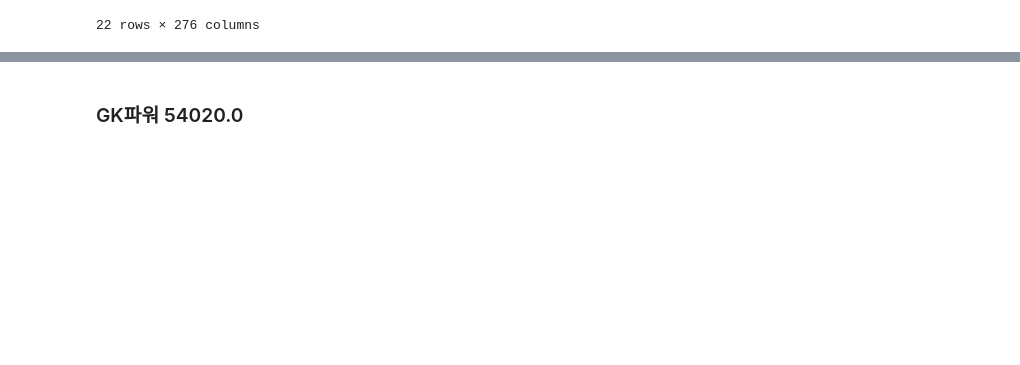
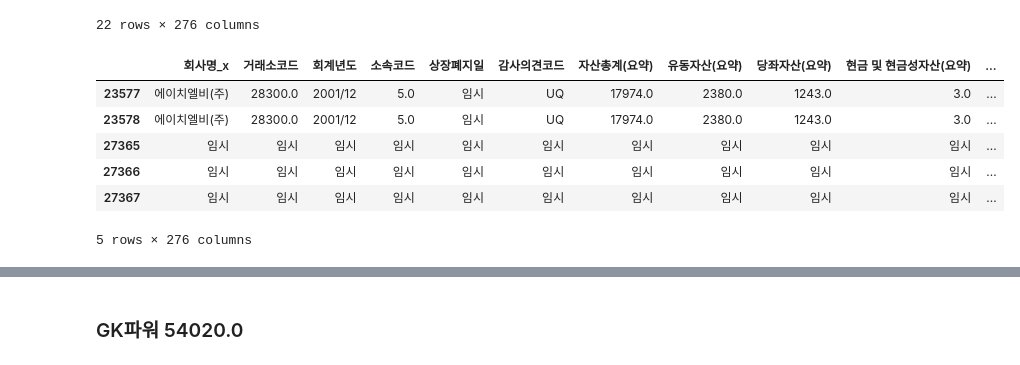
Before and after one commit to JxxHxxx/Ubion-CorporateBankruptcyAnalysis, a Jupyter notebook: Code/SH/prac.ipynb, the cells around one changed output, grey strips where cells are left out. Saved outputs shown, nothing was run; the diff lists cells and outputs as text; code cells hidden in the pictures; blank space fills up the shorter version.

```diff
--- a/Code/SH/prac.ipynb
+++ b/Code/SH/prac.ipynb
@@ -315,3 +312,13 @@ merged.loc[merged['거래소코드'] == 28300.0]
 | 23596 | 에이치엘비(주) | 28300.0 | 2019/12 | 5.0 | 임시 | UQ | 494081.0 | 40641.0 | 36613.0 | 13329.0 | ... |
 | 23597 | 에이치엘비(주) | 28300.0 | 2020/12 | 5.0 | 임시 | UQ | 791486.0 | 173521.0 | 169435.0 | 154000.0 | ... |
 22 rows × 276 columns
+# %%
+merged.loc[merged['종목코드'] == 28300.0]
+# %% [output]
+|  | 회사명_x | 거래소코드 | 회계년도 | 소속코드 | 상장폐지일 | 감사의견코드 | 자산총계(요약) | 유동자산(요약) | 당좌자산(요약) | 현금 및 현금성자산(요약) | ... |
+| 23577 | 에이치엘비(주) | 28300.0 | 2001/12 | 5.0 | 임시 | UQ | 17974.0 | 2380.0 | 1243.0 | 3.0 | ... |
+| 23578 | 에이치엘비(주) | 28300.0 | 2001/12 | 5.0 | 임시 | UQ | 17974.0 | 2380.0 | 1243.0 | 3.0 | ... |
+| 27365 | 임시 | 임시 | 임시 | 임시 | 임시 | 임시 | 임시 | 임시 | 임시 | 임시 | ... |
+| 27366 | 임시 | 임시 | 임시 | 임시 | 임시 | 임시 | 임시 | 임시 | 임시 | 임시 | ... |
+| 27367 | 임시 | 임시 | 임시 | 임시 | 임시 | 임시 | 임시 | 임시 | 임시 | 임시 | ... |
+5 rows × 276 columns
```
Also changed, not shown: parts of 45 cells of this notebook, 1 other file.
